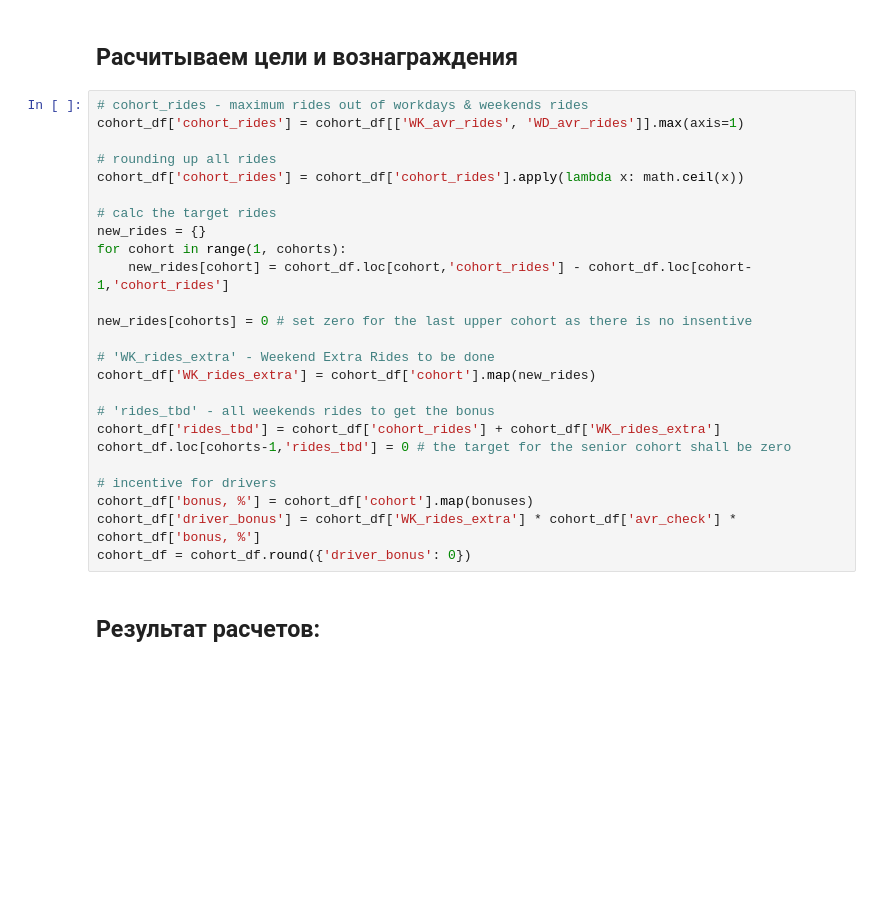
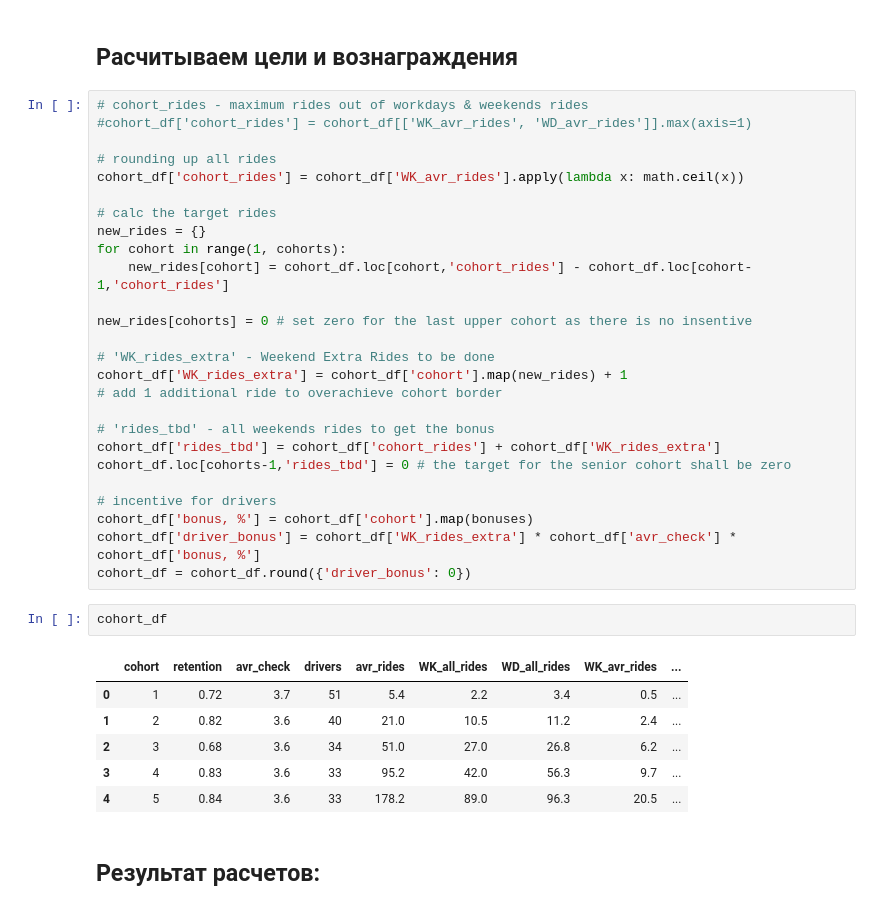
Before and after one commit to makingthefuturehappy/bonus, a Jupyter notebook: bonus.ipynb, the cells around one changed output. Cells and saved outputs as stored; diff of their text form; blank space fills up the shorter version.

```diff
--- a/bonus.ipynb
+++ b/bonus.ipynb
@@ -266,10 +266,10 @@ bonuses = {
 ## Расчитываем цели и вознаграждения
 # %%
 # cohort_rides - maximum rides out of workdays & weekends rides
-cohort_df['cohort_rides'] = cohort_df[['WK_avr_rides', 'WD_avr_rides']].max(axis=1)
+#cohort_df['cohort_rides'] = cohort_df[['WK_avr_rides', 'WD_avr_rides']].max(axis=1)
 
 # rounding up all rides
-cohort_df['cohort_rides'] = cohort_df['cohort_rides'].apply(lambda x: math.ceil(x))
+cohort_df['cohort_rides'] = cohort_df['WK_avr_rides'].apply(lambda x: math.ceil(x))
 
 # calc the target rides
 new_rides = {}
@@ -279,7 +279,8 @@ for cohort in range(1, cohorts):
 new_rides[cohorts] = 0 # set zero for the last upper cohort as there is no insentive
 
 # 'WK_rides_extra' - Weekend Extra Rides to be done
-cohort_df['WK_rides_extra'] = cohort_df['cohort'].map(new_rides)
+cohort_df['WK_rides_extra'] = cohort_df['cohort'].map(new_rides) + 1
+# add 1 additional ride to overachieve cohort border
 
 # 'rides_tbd' - all weekends rides to get the bonus
 cohort_df['rides_tbd'] = cohort_df['cohort_rides'] + cohort_df['WK_rides_extra']
@@ -289,6 +290,15 @@ cohort_df.loc[cohorts-1,'rides_tbd'] = 0 # the target for the senior cohort shal
 cohort_df['bonus, %'] = cohort_df['cohort'].map(bonuses)
 cohort_df['driver_bonus'] = cohort_df['WK_rides_extra'] * cohort_df['avr_check'] * cohort_df['bonus, %']
 cohort_df = cohort_df.round({'driver_bonus': 0})
+# %%
+cohort_df
+# %% [output]
+|  | cohort | retention | avr_check | drivers | avr_rides | WK_all_rides | WD_all_rides | WK_avr_rides | ... |
+| 0 | 1 | 0.72 | 3.7 | 51 | 5.4 | 2.2 | 3.4 | 0.5 | ... |
+| 1 | 2 | 0.82 | 3.6 | 40 | 21.0 | 10.5 | 11.2 | 2.4 | ... |
+| 2 | 3 | 0.68 | 3.6 | 34 | 51.0 | 27.0 | 26.8 | 6.2 | ... |
+| 3 | 4 | 0.83 | 3.6 | 33 | 95.2 | 42.0 | 56.3 | 9.7 | ... |
+| 4 | 5 | 0.84 | 3.6 | 33 | 178.2 | 89.0 | 96.3 | 20.5 | ... |
 # %% [markdown]
 ## Результат расчетов:
 # %% [markdown]
```
Also changed, not shown: parts of 13 cells of this notebook.
